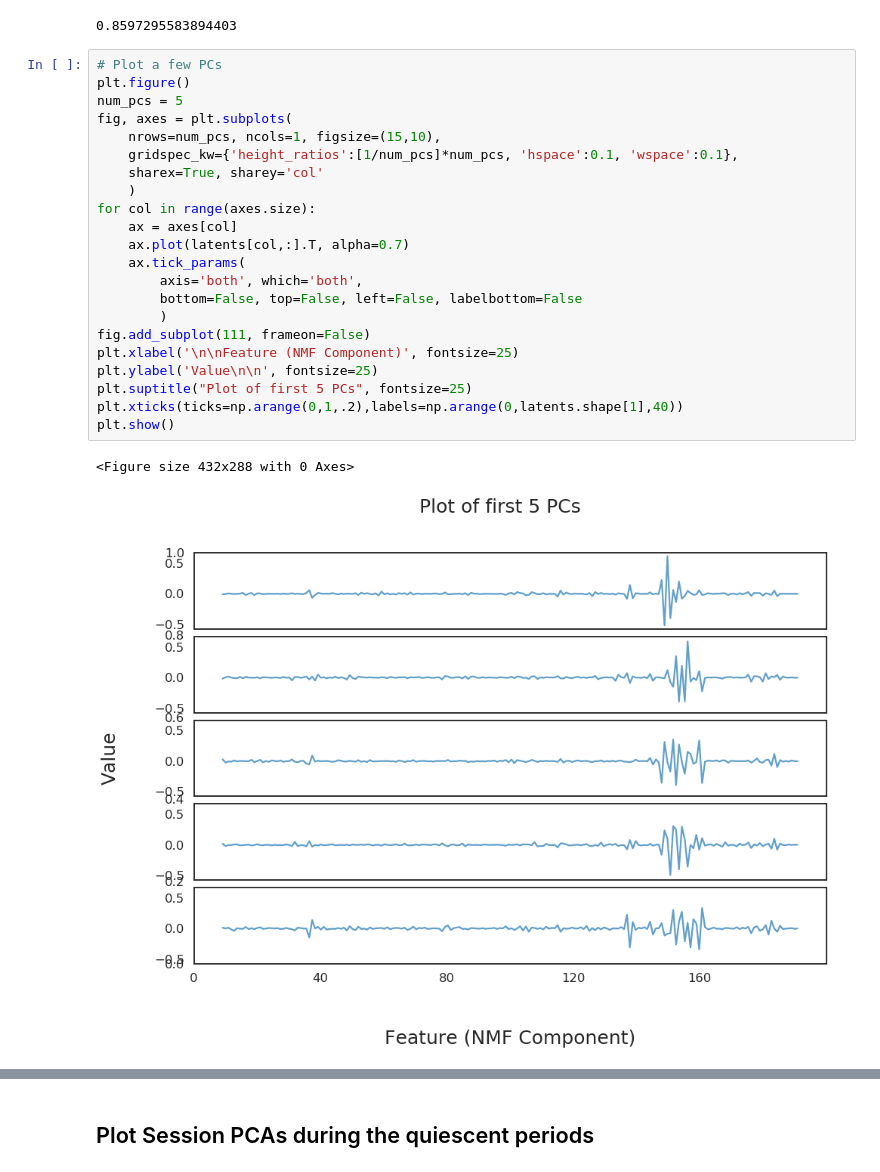
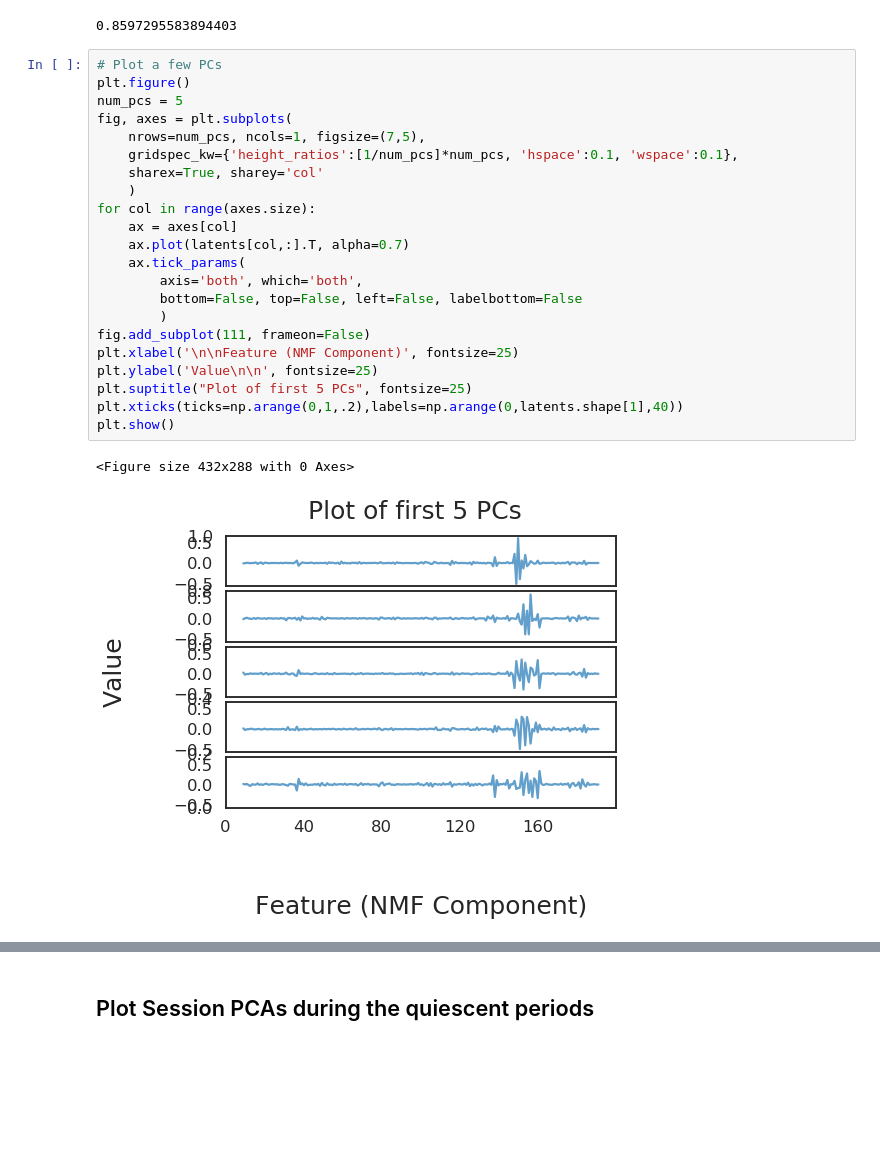
Before and after one commit to chingf/glm-hmm, a Jupyter notebook: 2019-09-18-pca-plotting.ipynb, the cells around one changed output, grey strips where cells are left out. Cells and saved outputs as stored; diff of their text form; blank space fills up the shorter version.

```diff
--- a/2019-09-18-pca-plotting.ipynb
+++ b/2019-09-18-pca-plotting.ipynb
@@ -85,25 +69,25 @@ np.sum(variances[:15])
 # %%
 # Plot a few PCs
 plt.figure()
 num_pcs = 5
 fig, axes = plt.subplots(
-    nrows=num_pcs, ncols=1, figsize=(15,10),
+    nrows=num_pcs, ncols=1, figsize=(7,5),
     gridspec_kw={'height_ratios':[1/num_pcs]*num_pcs, 'hspace':0.1, 'wspace':0.1},
     sharex=True, sharey='col'
     )
 for col in range(axes.size):
     ax = axes[col]
     ax.plot(latents[col,:].T, alpha=0.7)
     ax.tick_params(
         axis='both', which='both',
         bottom=False, top=False, left=False, labelbottom=False
         )
 fig.add_subplot(111, frameon=False)
 plt.xlabel('\n\nFeature (NMF Component)', fontsize=25)
 plt.ylabel('Value\n\n', fontsize=25)
 plt.suptitle("Plot of first 5 PCs", fontsize=25)
 plt.xticks(ticks=np.arange(0,1,.2),labels=np.arange(0,latents.shape[1],40))
 plt.show()
 # %% [output]
 <Figure size 432x288 with 0 Axes>
-[figure, old version]
+[figure, new version]
```
Also changed, not shown: parts of 2 cells of this notebook, 3 other files.
